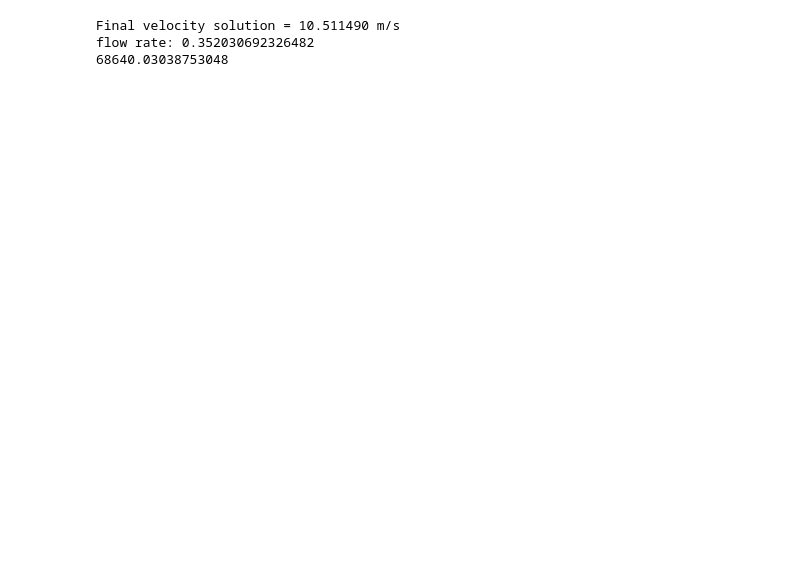
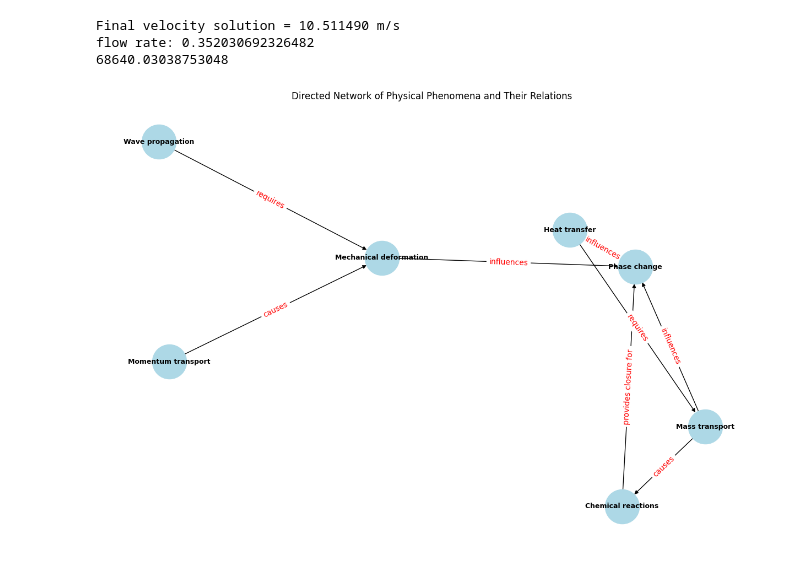
Before and after one commit to hpandey12/thesis, a Jupyter notebook: subproblem1/massflowrate.ipynb, the cells around one changed output. Saved outputs shown, nothing was run; the diff lists cells and outputs as text; code cells hidden in the pictures; blank space fills up the shorter version.

```diff
--- a/subproblem1/massflowrate.ipynb
+++ b/subproblem1/massflowrate.ipynb
@@ -129,3 +129,45 @@ print((v_b_solution * param_values['d_A']) / param_values['visc'])
 Final velocity solution = 10.511490 m/s
 flow rate: 0.352030692326482
 68640.03038753048
+# %%
+import matplotlib.pyplot as plt
+import networkx as nx
+
+# Nodes and edges setup
+phenomena = {
+    "Heat transfer": ["Physical", "Empirical", "Mathematical", "Computer"],
+    "Mass transport": ["Physical", "Empirical", "Mathematical", "Computer"],
+    "Momentum transport": ["Physical", "Empirical", "Mathematical", "Computer"],
+    "Mechanical deformation": ["Physical", "Empirical", "Mathematical", "Computer"],
+    "Phase change": ["Physical", "Empirical", "Mathematical", "Computer"],
+    "Wave propagation": ["Physical", "Empirical", "Mathematical", "Computer"],
+    "Chemical reactions": ["Physical", "Empirical", "Mathematical", "Computer"],
+}
+
+edges = [
+    ("Heat transfer", "Phase change", "influences"),
+    ("Heat transfer", "Mass transport", "requires"),
+    ("Mass transport", "Chemical reactions", "causes"),
+    ("Mass transport", "Phase change", "influences"),
+    ("Momentum transport", "Mechanical deformation", "causes"),
+    ("Mechanical deformation", "Phase change", "influences"),
+    ("Wave propagation", "Mechanical deformation", "requires"),
+    ("Chemical reactions", "Phase change", "provides closure for"),
+]
+
+G = nx.DiGraph()
+for p, labels in phenomena.items():
+    G.add_node(p, approaches=", ".join(labels))
+for src, dst, rel in edges:
+    G.add_edge(src, dst, relation=rel)
+
+pos = nx.spring_layout(G, seed=42)
+plt.figure(figsize=(12, 8))
+nx.draw(G, pos, with_labels=True, node_size=2000, node_color='lightblue', font_size=9, font_weight="bold")
+edge_labels = {(u, v): G[u][v]['relation'] for u, v in G.edges()}
+nx.draw_networkx_edge_labels(G, pos, edge_labels=edge_labels, font_color='red')
+plt.title("Directed Network of Physical Phenomena and Their Relations")
+plt.axis('off')
+plt.show()
+# %% [output]
+[figure, added]
```
Also changed, not shown: parts of 2 cells of this notebook, 5 other files.
